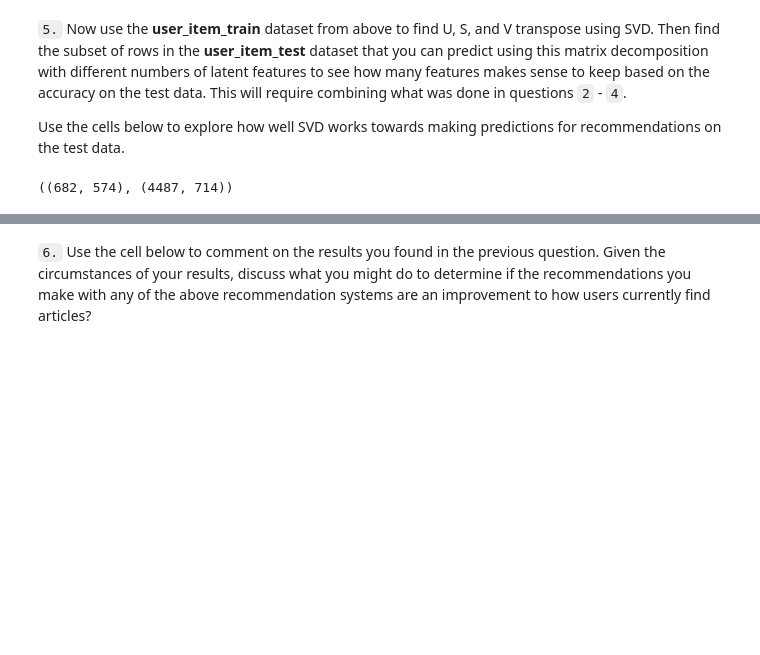
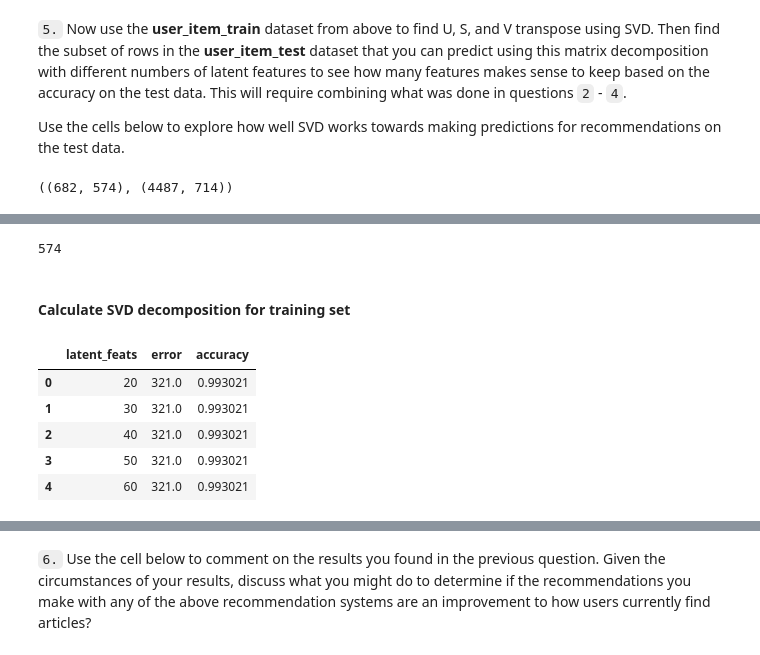
Before and after one commit to bvcmartins/recommendations_IBM, a Jupyter notebook: recommendations.ipynb, the cells around one changed output, grey strips where cells are left out. Saved outputs shown, nothing was run; the diff lists cells and outputs as text; code cells hidden in the pictures; blank space fills up the shorter version.

```diff
--- a/recommendations.ipynb
+++ b/recommendations.ipynb
@@ -1329,0 +1100,5 @@ def svd_error_train_test(x):
+# %%
+articles_train_test_idx = [user_item_train.columns.get_loc(i) for i in articles_train_test]
+len(articles_train_test_idx)
+# %% [output]
+574
@@ -1330 +1124,3 @@ def svd_error_train_test(x):
+# %% [markdown]
+#### Calculate SVD decomposition for training set
 # %%
@@ -1336,3 +1132,12 @@ svd_df['accuracy'] = svd_df.error.apply(lambda x: 1 - x/df.shape[0])
+# %%
+svd_df.head()
+# %% [output]
+|  | latent_feats | error | accuracy |
+| 0 | 20 | 321.0 | 0.993021 |
+| 1 | 30 | 321.0 | 0.993021 |
+| 2 | 40 | 321.0 | 0.993021 |
+| 3 | 50 | 321.0 | 0.993021 |
+| 4 | 60 | 321.0 | 0.993021 |
 # %%
 fig, [ax1,ax2] = plt.subplots(1,2, figsize=(12,6))
 sns.scatterplot(x = 'latent_feats', y = 'error', data=svd_df, ax=ax1)
```
Also changed, not shown: parts of 79 cells of this notebook.
